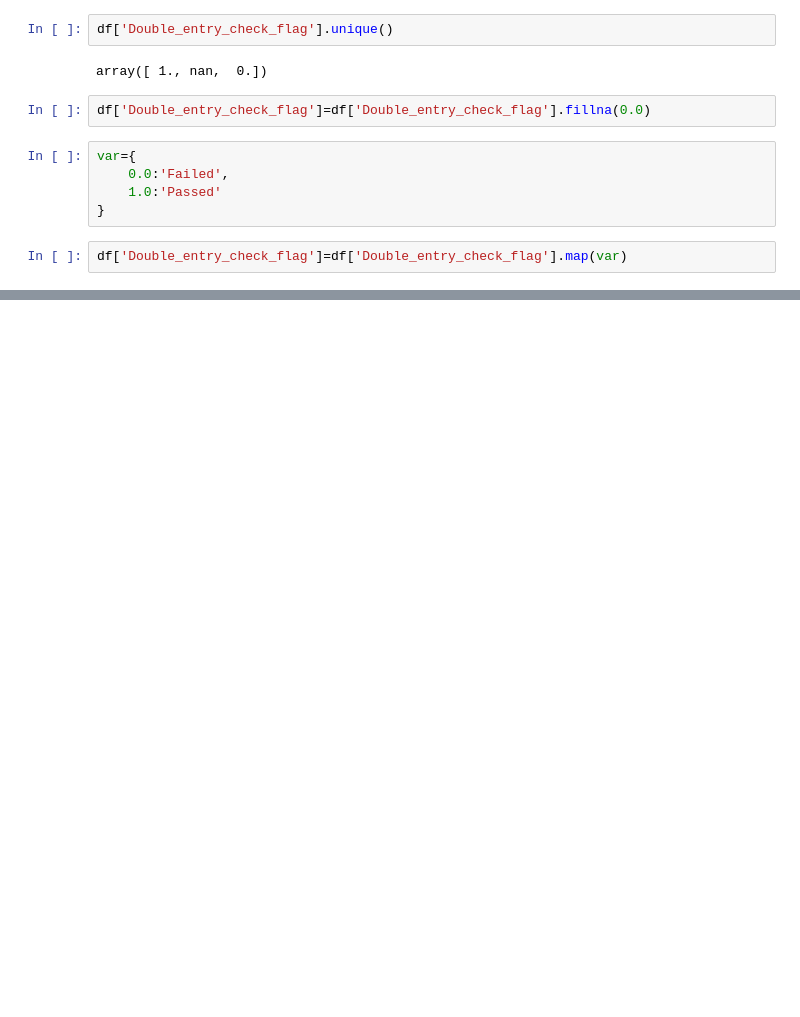
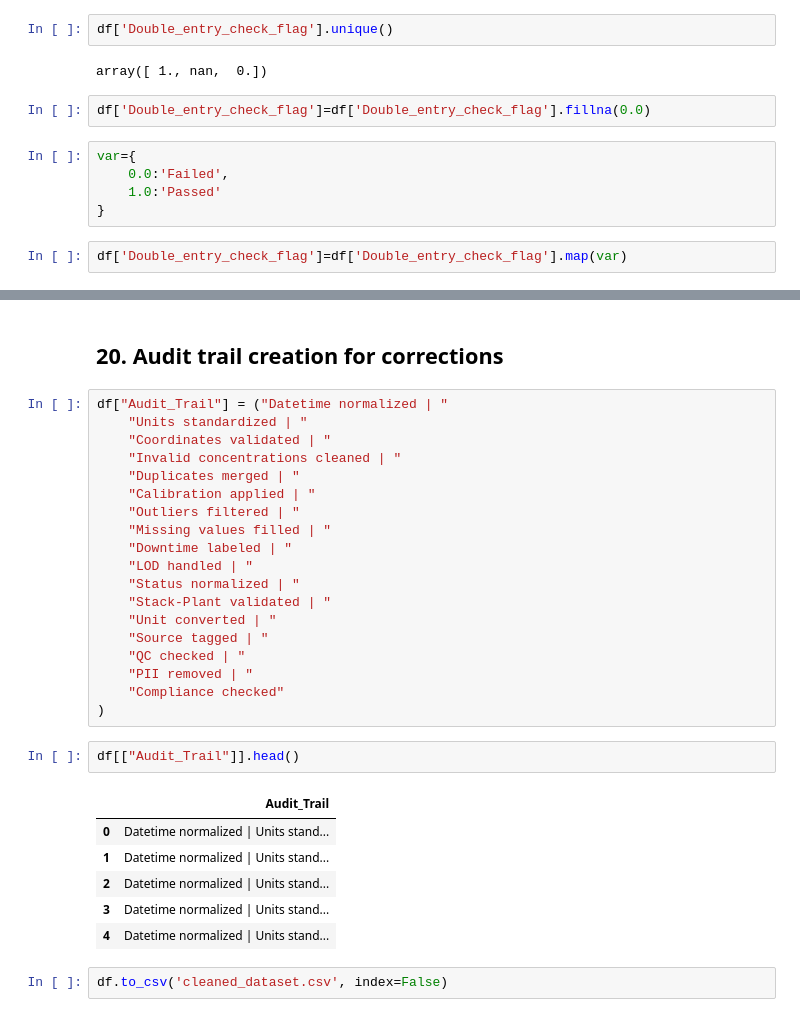
Before and after one commit to Sudipta3101/Pollution-Controls-Data-Cleaning-Transformation-, a Jupyter notebook: pollution.ipynb, the cells around one changed output, grey strips where cells are left out. Saved outputs shown, nothing was run; the diff lists cells and outputs as text; blank space fills up the shorter version.

```diff
--- a/pollution.ipynb
+++ b/pollution.ipynb
@@ -1000,0 +1146,32 @@ Length: 2, dtype: str
+# %% [markdown]
+## 20. Audit trail creation for corrections
+# %%
+df["Audit_Trail"] = ("Datetime normalized | "
+    "Units standardized | "
+    "Coordinates validated | "
+    "Invalid concentrations cleaned | "
+    "Duplicates merged | "
+    "Calibration applied | "
+    "Outliers filtered | "
+    "Missing values filled | "
+    "Downtime labeled | "
+    "LOD handled | "
+    "Status normalized | "
+    "Stack-Plant validated | "
+    "Unit converted | "
+    "Source tagged | "
+    "QC checked | "
+    "PII removed | "
+    "Compliance checked"
+)
+# %%
+df[["Audit_Trail"]].head()
+# %% [output]
+|  | Audit_Trail |
+| 0 | Datetime normalized | Units stand... |
+| 1 | Datetime normalized | Units stand... |
+| 2 | Datetime normalized | Units stand... |
+| 3 | Datetime normalized | Units stand... |
+| 4 | Datetime normalized | Units stand... |
+# %%
+df.to_csv('cleaned_dataset.csv', index=False)
```
Also changed, not shown: parts of 54 cells of this notebook, 2 other files.
